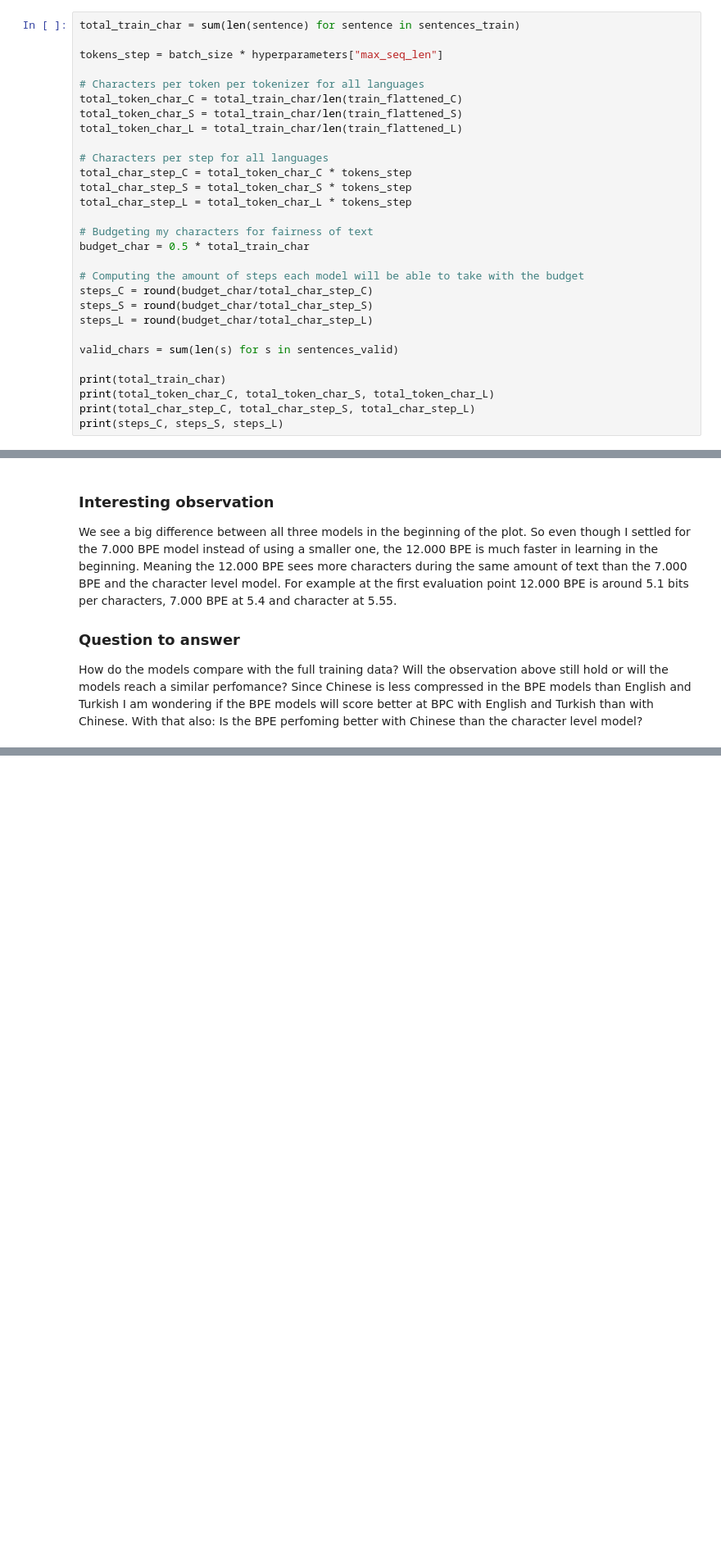
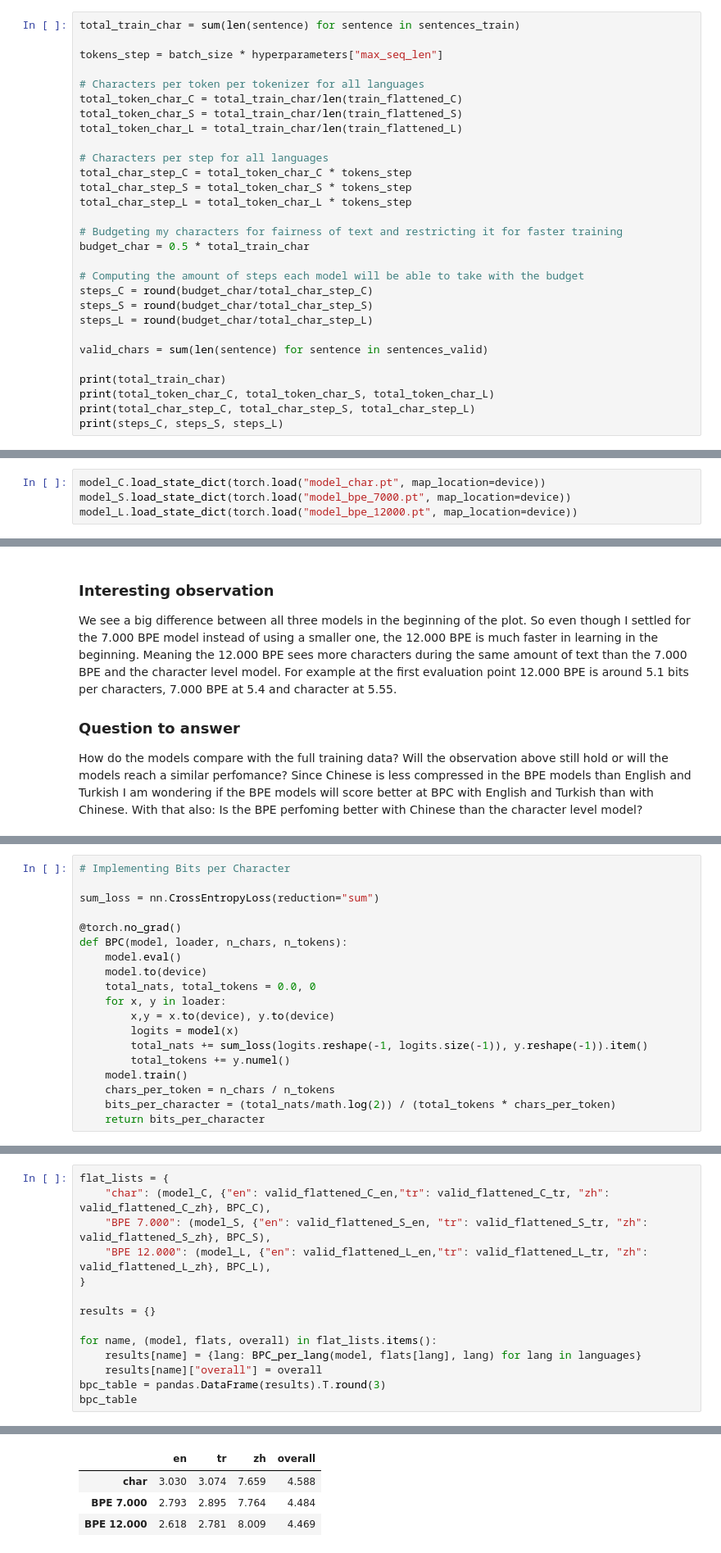
Before and after one commit to cschuene-dev/Advanced-Machine-Learning, a Jupyter notebook: Assignment.ipynb, the cells around one changed output, grey strips where cells are left out. Shown at 82% size. Cells and saved outputs as stored; diff of their text form; blank space fills up the shorter version.

```diff
--- a/Assignment.ipynb
+++ b/Assignment.ipynb
@@ -399,7 +399,7 @@ total_char_step_C = total_token_char_C * tokens_step
 total_char_step_S = total_token_char_S * tokens_step
 total_char_step_L = total_token_char_L * tokens_step
 
-# Budgeting my characters for fairness of text
+# Budgeting my characters for fairness of text and restricting it for faster training
 budget_char = 0.5 * total_train_char
 
 # Computing the amount of steps each model will be able to take with the budget
@@ -407,7 +407,7 @@ steps_C = round(budget_char/total_char_step_C)
 steps_S = round(budget_char/total_char_step_S)
 steps_L = round(budget_char/total_char_step_L)
 
-valid_chars = sum(len(s) for s in sentences_valid)
+valid_chars = sum(len(sentence) for sentence in sentences_valid)
 
 print(total_train_char)
 print(total_token_char_C, total_token_char_S, total_token_char_L)
@@ -473,3 +473,7 @@ for name, (m, tl, vl, steps, cps, n_valid_tok) in runs.items():
     histories[name] = train(m, tl, vl, steps, cps)
     torch.save(m.state_dict(), f"model_{name}.pt")
 json.dump(histories, open("histories.json", "w"))
+# %%
+model_C.load_state_dict(torch.load("model_char.pt", map_location=device))
+model_S.load_state_dict(torch.load("model_bpe_7000.pt", map_location=device))
+model_L.load_state_dict(torch.load("model_bpe_12000.pt", map_location=device))
@@ -493,0 +502,19 @@ How do the models compare with the full training data? Will the observation abov
+# %%
+# Implementing Bits per Character
+
+sum_loss = nn.CrossEntropyLoss(reduction="sum")
+
+@torch.no_grad()
+def BPC(model, loader, n_chars, n_tokens):
+    model.eval()
+    model.to(device)
+    total_nats, total_tokens = 0.0, 0
+    for x, y in loader:
+        x,y = x.to(device), y.to(device)
+        logits = model(x)
+        total_nats += sum_loss(logits.reshape(-1, logits.size(-1)), y.reshape(-1)).item()
+        total_tokens += y.numel()
+    model.train()
+    chars_per_token = n_chars / n_tokens
+    bits_per_character = (total_nats/math.log(2)) / (total_tokens * chars_per_token)
+    return bits_per_character
@@ -493,0 +564,15 @@ How do the models compare with the full training data? Will the observation abov
+# %%
+flat_lists = {
+    "char": (model_C, {"en": valid_flattened_C_en,"tr": valid_flattened_C_tr, "zh": valid_flattened_C_zh}, BPC_C),
+    "BPE 7.000": (model_S, {"en": valid_flattened_S_en, "tr": valid_flattened_S_tr, "zh": valid_flattened_S_zh}, BPC_S),
+    "BPE 12.000": (model_L, {"en": valid_flattened_L_en,"tr": valid_flattened_L_tr, "zh": valid_flattened_L_zh}, BPC_L),
+}
+
+results = {}
+
+for name, (model, flats, overall) in flat_lists.items():
+    results[name] = {lang: BPC_per_lang(model, flats[lang], lang) for lang in languages}
+    results[name]["overall"] = overall
+bpc_table = pandas.DataFrame(results).T.round(3)
+bpc_table
+# %% [output]
@@ -493,0 +582,4 @@ How do the models compare with the full training data? Will the observation abov
+|  | en | tr | zh | overall |
+| char | 3.030 | 3.074 | 7.659 | 4.588 |
+| BPE 7.000 | 2.793 | 2.895 | 7.764 | 4.484 |
+| BPE 12.000 | 2.618 | 2.781 | 8.009 | 4.469 |
```
Also changed, not shown: parts of 7 cells of this notebook.
